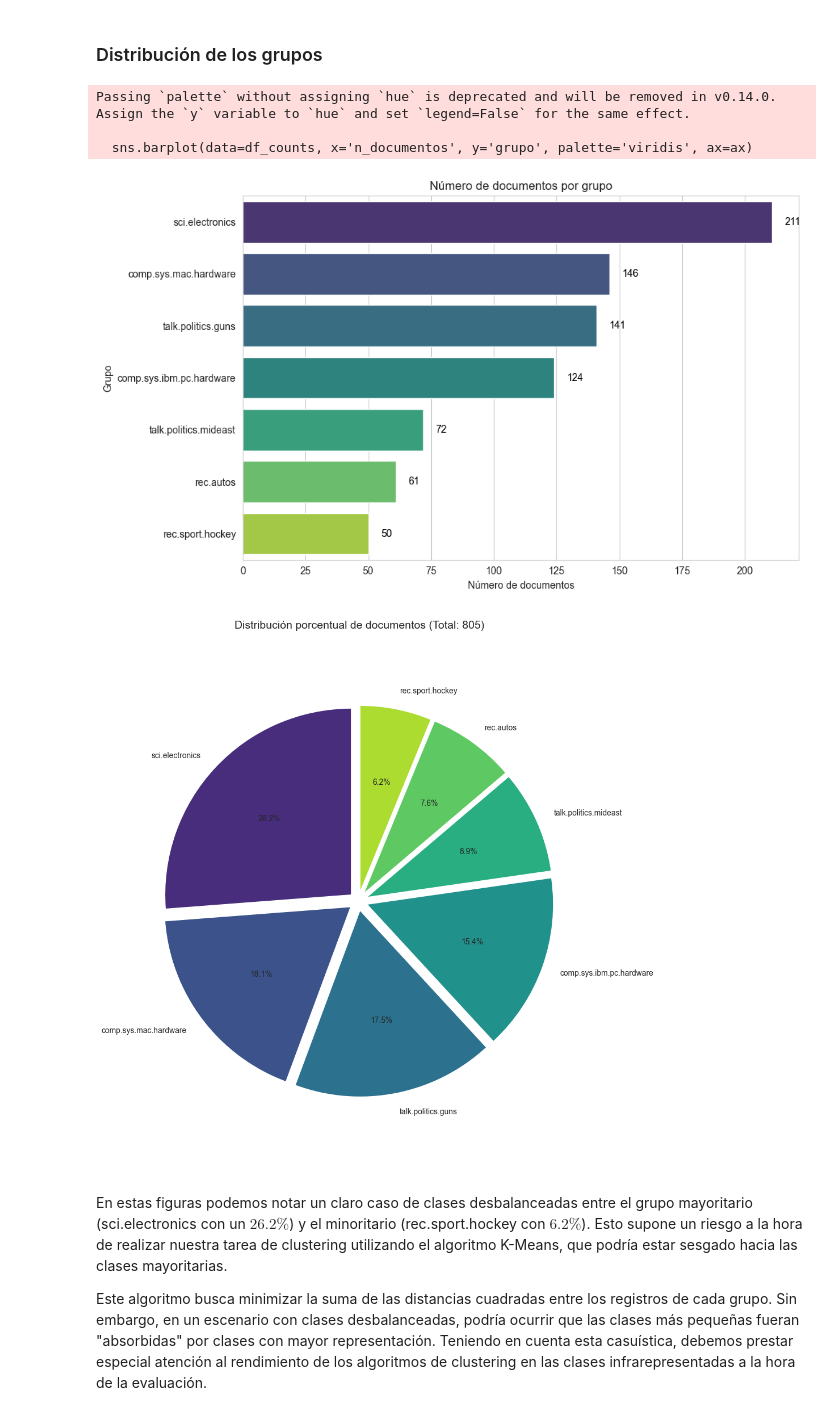
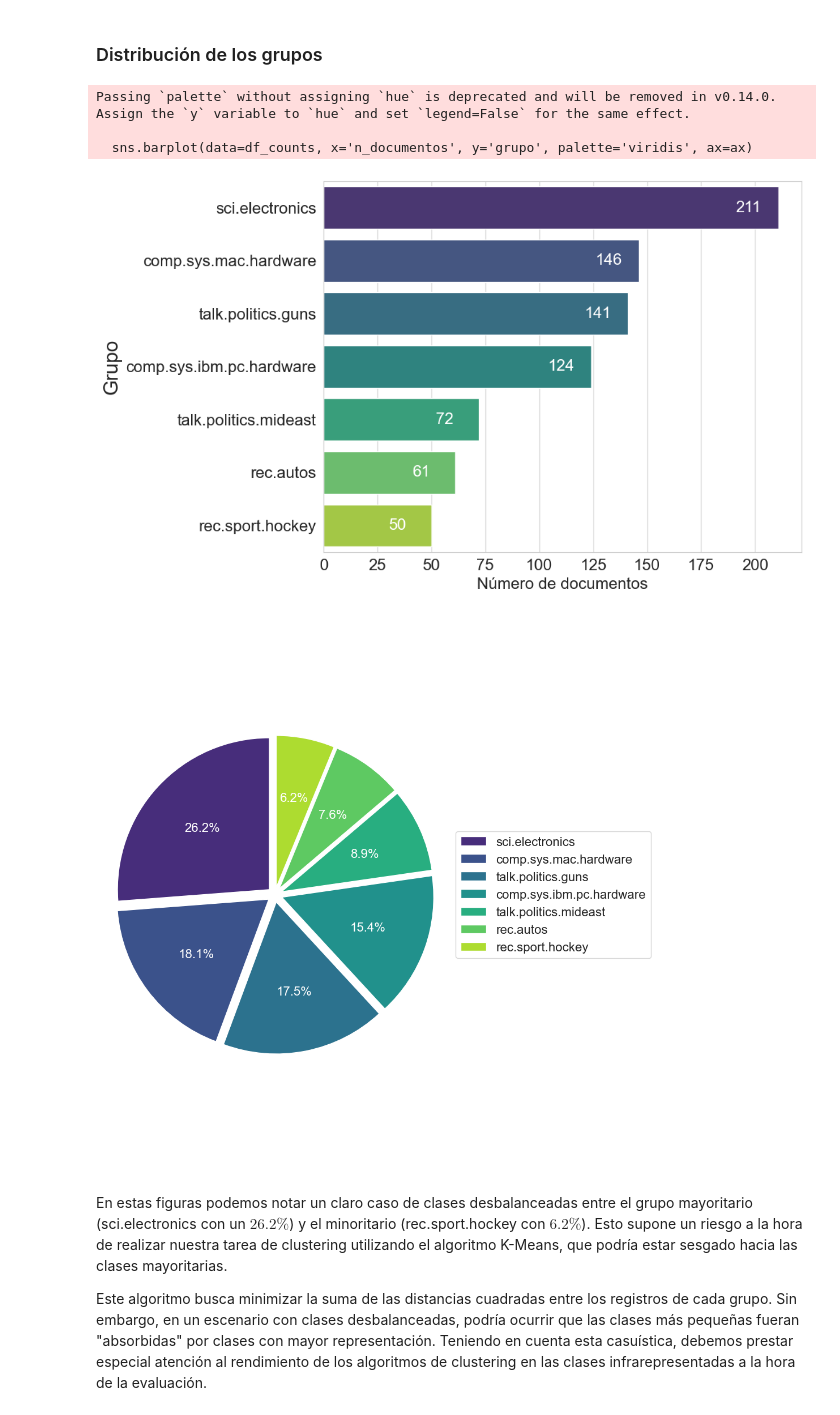
Before and after one commit to sabelaalicia/clustering-mt-practica2, a Jupyter notebook: notebooks/analisis_estadistico.ipynb, the cells around one changed output. Cells and saved outputs as stored; diff of their text form; code cells hidden in the pictures.

Commit message:
modificamos las imagenes para que queden bonitas en la memorio¡a

```diff
--- a/notebooks/analisis_estadistico.ipynb
+++ b/notebooks/analisis_estadistico.ipynb
@@ -164,7 +165,7 @@ import pandas as pd
 import seaborn as sns
 import matplotlib.pyplot as plt
 import os
-import numpy as np # Necesario para percentil en la otra función
+import numpy as np
 
 root_path = '../data/raw'
 counts = []
@@ -176,54 +177,62 @@ for group_name in sorted(os.listdir(root_path)):
         counts.append({'grupo': group_name, 'n_documentos': n})
 df_counts = pd.DataFrame(counts).sort_values('n_documentos', ascending=False).reset_index(drop=True)
 
+# Gráfico de barras
 sns.set_style('whitegrid')
 fig, ax = plt.subplots(figsize=(10, max(6, 0.4 * len(df_counts))))
 sns.barplot(data=df_counts, x='n_documentos', y='grupo', palette='viridis', ax=ax)
 
 for container in ax.containers:
     for bar in container.get_children():
         x_val = bar.get_width()
         y_val = bar.get_y() + bar.get_height() / 2
         label = f"{int(x_val):,}"
-        ax.text(x_val + 5, y_val, label,
-                color='black', ha='left', va='center', fontsize=10)
+        ax.text(x_val - 20, y_val, label,
+                color='white', ha='left', va='center', fontsize=16)
+ax.set_xlabel('Número de documentos', fontsize=16)
+ax.set_ylabel('Grupo', fontsize=20)
+ax.tick_params(axis='both', labelsize=16)
 
-
-plt.xlabel('Número de documentos')
-plt.ylabel('Grupo')
-plt.title('Número de documentos por grupo')
 plt.tight_layout()
 plt.savefig(f"../docs/images/barras.png")
 plt.show()
 
-# GRÁFICO DE TARTA
-
+ #  Gráfico de tarta con leyenda externa
 total_docs = df_counts['n_documentos'].sum()
 df_counts['porcentaje'] = (df_counts['n_documentos'] / total_docs) * 100
 
 plt.figure(figsize=(10, 10))
 colores = sns.color_palette('viridis', len(df_counts))
 
-plt.pie(
+wedges, texts, autotexts = plt.pie(
     df_counts['n_documentos'],
-    labels=df_counts['grupo'],
+    labels=None,
     autopct='%1.1f%%',
     startangle=90,
     colors=colores,
-    explode=[0.05] * len(df_counts)
+    explode=[0.05] * len(df_counts),
+    textprops={'fontsize': 16, 'color':'white'},
+    radius=1
 )
 
-plt.title(f'Distribución porcentual de documentos (Total: {total_docs})', fontsize=14)
+plt.legend(
+    wedges,
+    df_counts['grupo'],
+    loc="center left",
+    bbox_to_anchor=(1, 0, 0.5, 1),
+    fontsize=16
+)
+
 plt.axis('equal')
 plt.tight_layout()
-plt.savefig(f"../docs/images/pie_chart_groups.png")
+plt.savefig(f"../docs/images/pie_chart_groups.png", bbox_inches='tight')
 plt.show()
 # %% [output]
 Passing `palette` without assigning `hue` is deprecated and will be removed in v0.14.0. Assign the `y` variable to `hue` and set `legend=False` for the same effect.
 
   sns.barplot(data=df_counts, x='n_documentos', y='grupo', palette='viridis', ax=ax)
-[figure, old version]
+[figure, new version]
-[figure, old version]
+[figure, new version]
 # %% [markdown]
 En estas figuras podemos notar un claro caso de clases desbalanceadas entre el grupo mayoritario (sci.electronics con un $26.2\%$) y el minoritario (rec.sport.hockey con $6.2\%$). Esto supone un riesgo a la hora de realizar nuestra tarea de clustering utilizando el algoritmo K-Means, que podría estar sesgado hacia las clases mayoritarias.
 
```
Also changed, not shown: parts of 3 cells of this notebook, 4 other files.
